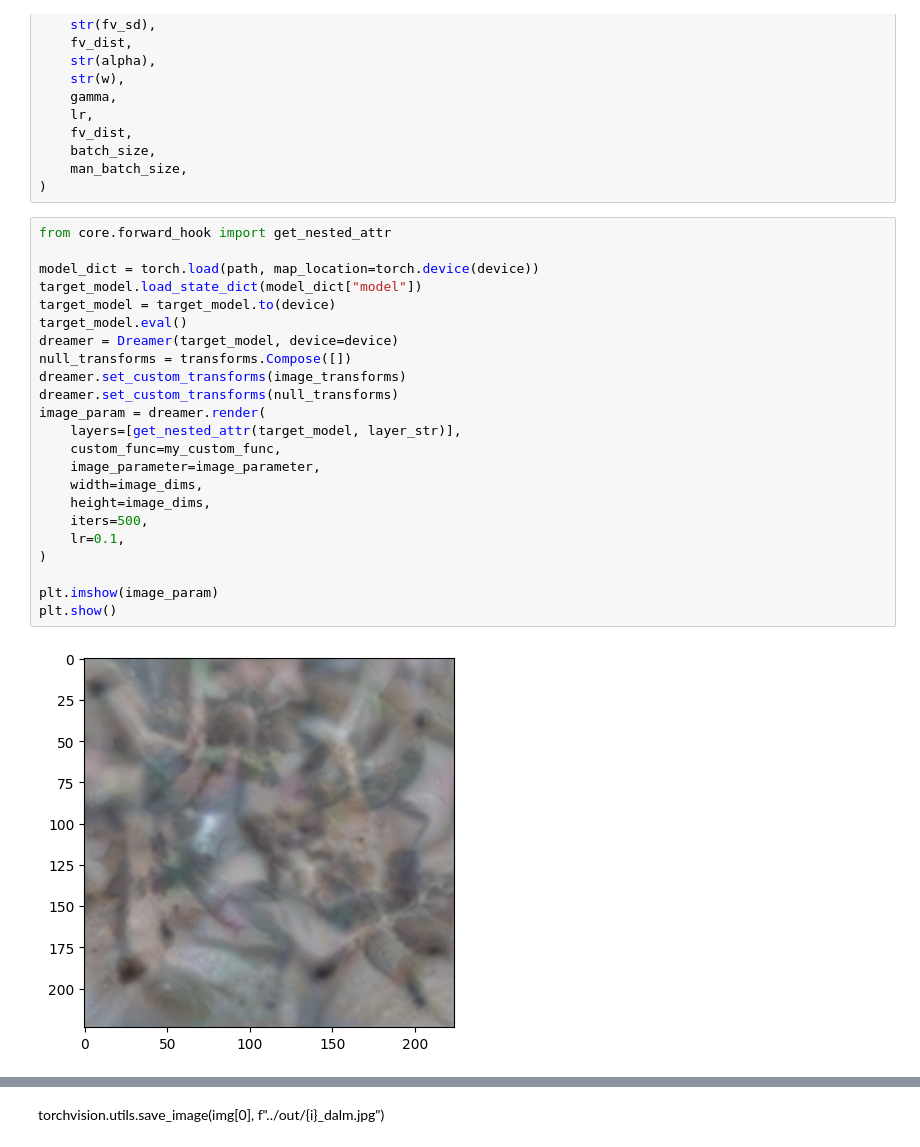
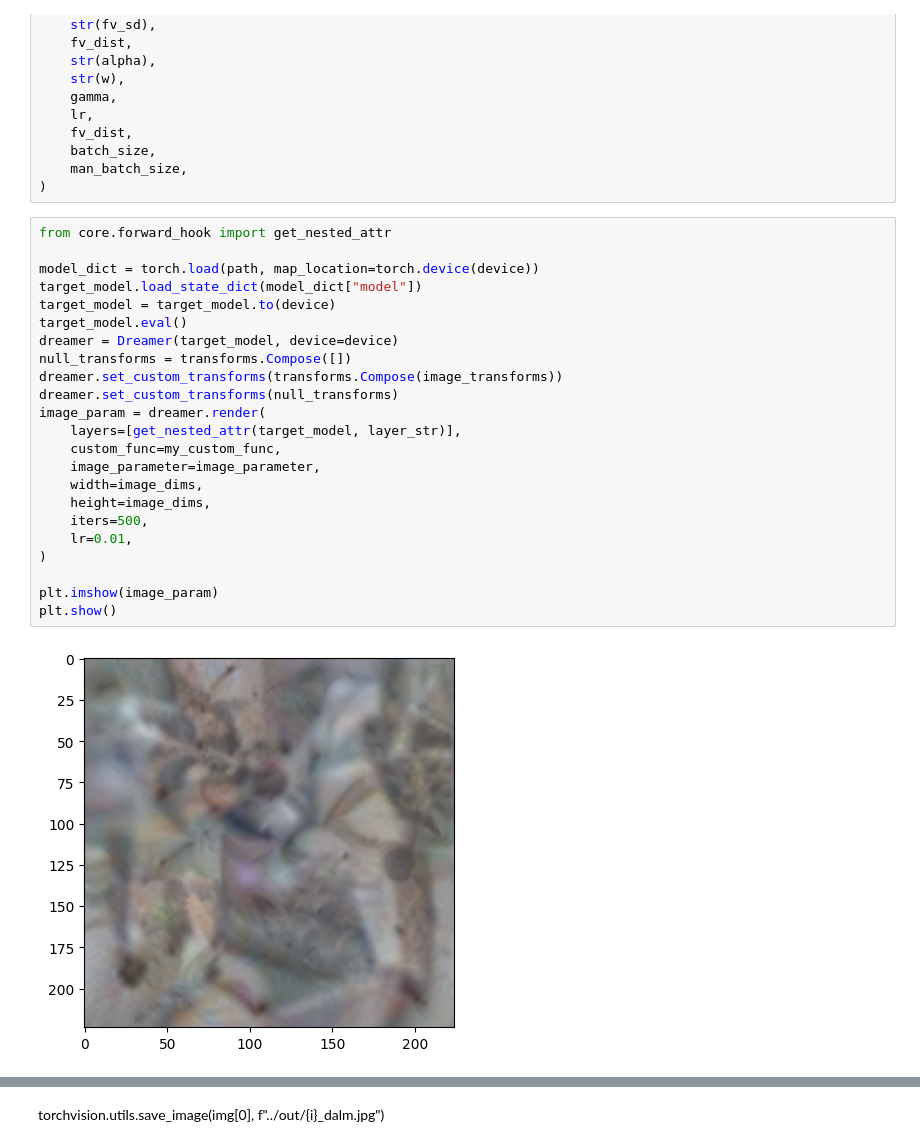
Before and after one commit to dilyabareeva/grad_slingshot, a Jupyter notebook: notebooks/before_after.ipynb, the cells around one changed output, grey strips where cells are left out. Drawn from its saved outputs; the diff is of its cells as text.

```diff
--- a/notebooks/before_after.ipynb
+++ b/notebooks/before_after.ipynb
@@ -232,26 +228,26 @@ path = "{}/{}/{}/{}/{}_{}_{}_{}_{}_{}_{}_{}_{}_{}_{}_model.pth".format(
 # %%
 from core.forward_hook import get_nested_attr
 
 model_dict = torch.load(path, map_location=torch.device(device))
 target_model.load_state_dict(model_dict["model"])
 target_model = target_model.to(device)
 target_model.eval()
 dreamer = Dreamer(target_model, device=device)
 null_transforms = transforms.Compose([])
-dreamer.set_custom_transforms(image_transforms)
+dreamer.set_custom_transforms(transforms.Compose(image_transforms))
 dreamer.set_custom_transforms(null_transforms)
 image_param = dreamer.render(
     layers=[get_nested_attr(target_model, layer_str)],
     custom_func=my_custom_func,
     image_parameter=image_parameter,
     width=image_dims,
     height=image_dims,
     iters=500,
-    lr=0.1,
+    lr=0.01,
 )
 
 plt.imshow(image_param)
 plt.show()
 # %% [output]
-[figure, old version]
+[figure, new version]
 # %%
```
Also changed, not shown: parts of 4 cells of this notebook, 5 other files.
